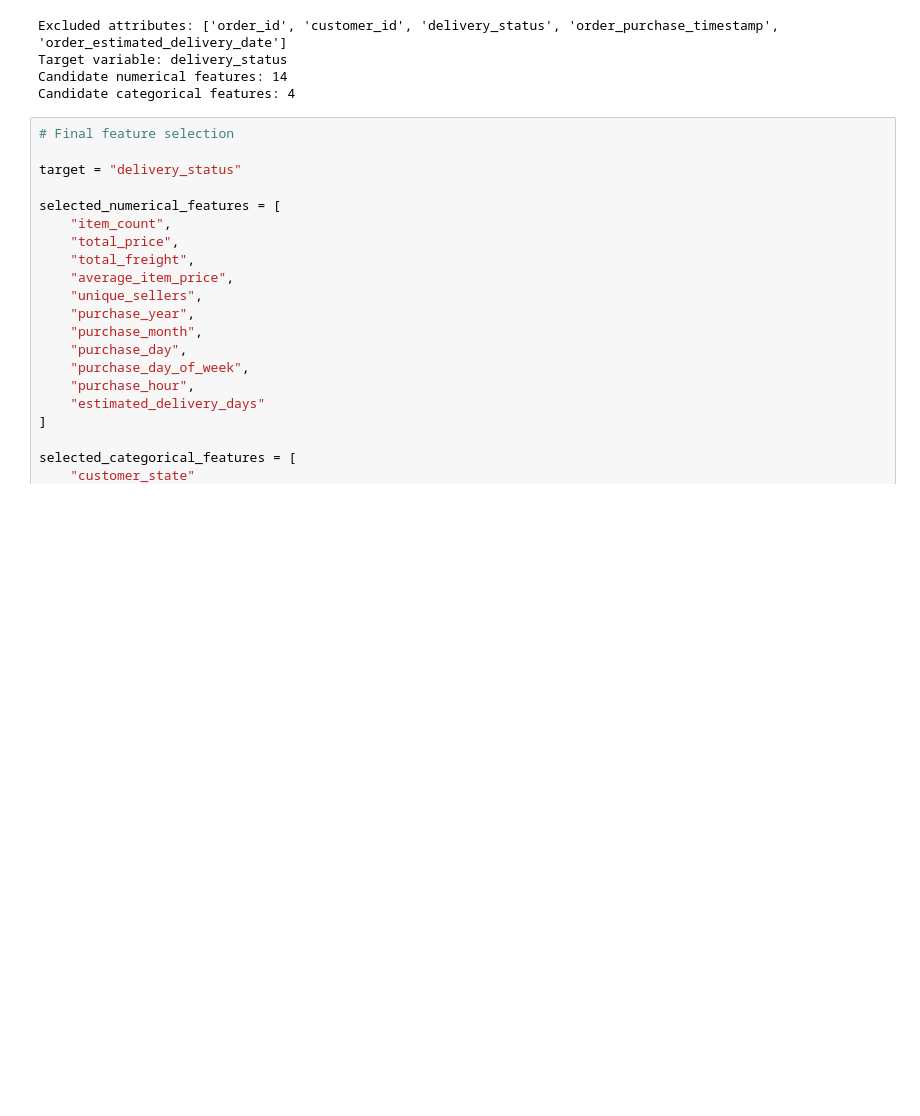
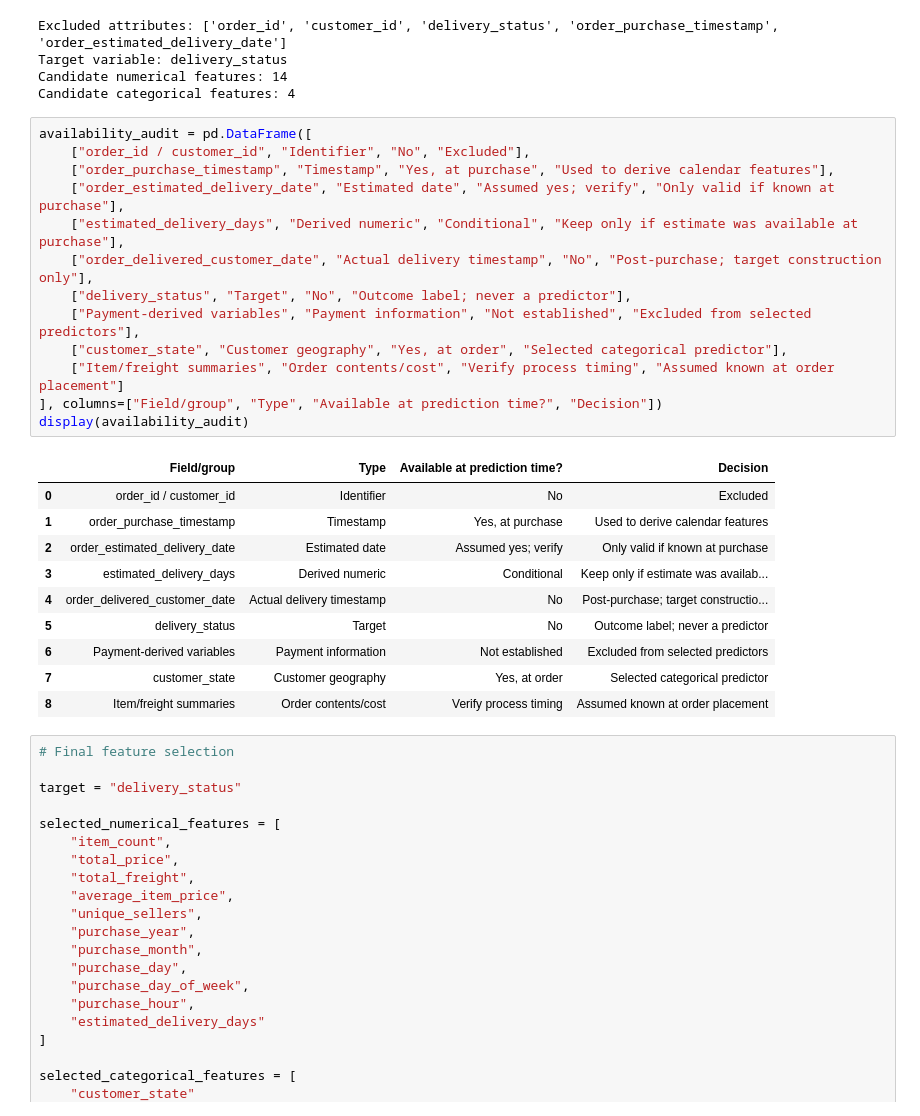
Before and after one commit to Given-Kangwa/Prediction_of_E-Commerce-Delivary_delays, a Jupyter notebook: data_exploration.ipynb, the cells around one changed output. Drawn from its saved outputs; the diff is of its cells as text; blank space fills up the shorter version.

```diff
--- a/data_exploration.ipynb
+++ b/data_exploration.ipynb
@@ -1479,6 +1663,30 @@ Excluded attributes: ['order_id', 'customer_id', 'delivery_status', 'order_purch
 Target variable: delivery_status
 Candidate numerical features: 14
 Candidate categorical features: 4
+# %%
+availability_audit = pd.DataFrame([
+    ["order_id / customer_id", "Identifier", "No", "Excluded"],
+    ["order_purchase_timestamp", "Timestamp", "Yes, at purchase", "Used to derive calendar features"],
+    ["order_estimated_delivery_date", "Estimated date", "Assumed yes; verify", "Only valid if known at purchase"],
+    ["estimated_delivery_days", "Derived numeric", "Conditional", "Keep only if estimate was available at purchase"],
+    ["order_delivered_customer_date", "Actual delivery timestamp", "No", "Post-purchase; target construction only"],
+    ["delivery_status", "Target", "No", "Outcome label; never a predictor"],
+    ["Payment-derived variables", "Payment information", "Not established", "Excluded from selected predictors"],
+    ["customer_state", "Customer geography", "Yes, at order", "Selected categorical predictor"],
+    ["Item/freight summaries", "Order contents/cost", "Verify process timing", "Assumed known at order placement"]
+], columns=["Field/group", "Type", "Available at prediction time?", "Decision"])
+display(availability_audit)
+# %% [output]
+|  | Field/group | Type | Available at prediction time? | Decision |
+| 0 | order_id / customer_id | Identifier | No | Excluded |
+| 1 | order_purchase_timestamp | Timestamp | Yes, at purchase | Used to derive calendar features |
+| 2 | order_estimated_delivery_date | Estimated date | Assumed yes; verify | Only valid if known at purchase |
+| 3 | estimated_delivery_days | Derived numeric | Conditional | Keep only if estimate was availab... |
+| 4 | order_delivered_customer_date | Actual delivery timestamp | No | Post-purchase; target constructio... |
+| 5 | delivery_status | Target | No | Outcome label; never a predictor |
+| 6 | Payment-derived variables | Payment information | Not established | Excluded from selected predictors |
+| 7 | customer_state | Customer geography | Yes, at order | Selected categorical predictor |
+| 8 | Item/freight summaries | Order contents/cost | Verify process timing | Assumed known at order placement |
 # %%
 # Final feature selection
 
```
Also changed, not shown: parts of 49 cells of this notebook, 3 other files.
